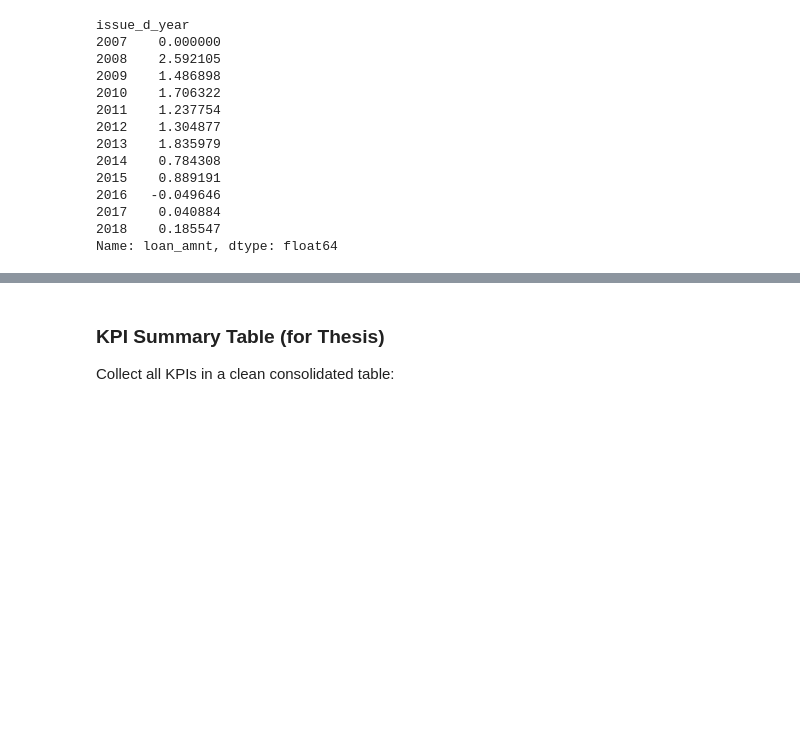
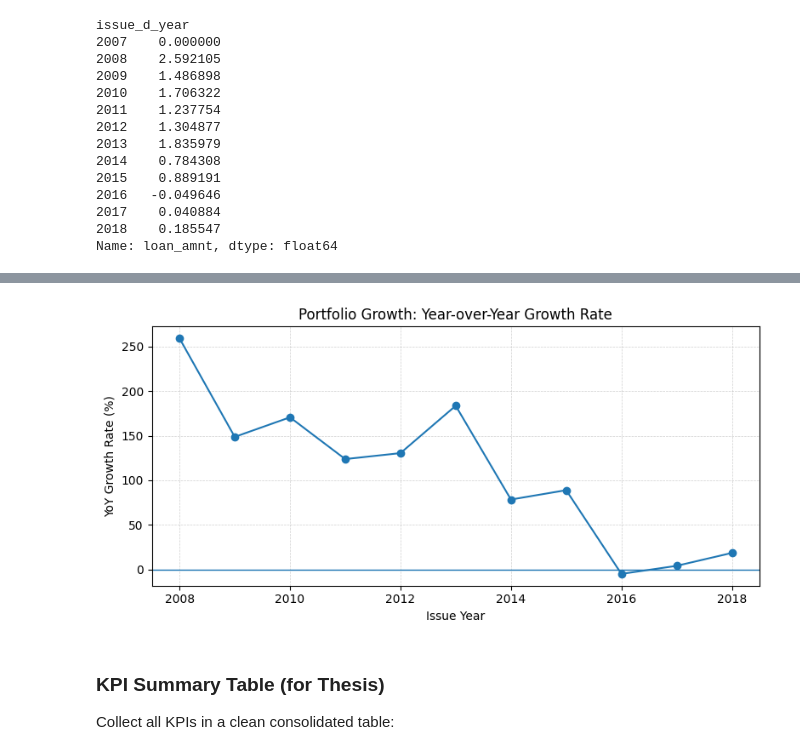
Before and after one commit to EriPardali/MasterThesis_DataEngineering_EleftheriaPardali, a Jupyter notebook: src/kpis/kpi_loan_portfolio.ipynb, the cells around one changed output, grey strips where cells are left out. Saved outputs shown, nothing was run; the diff lists cells and outputs as text; code cells hidden in the pictures; blank space fills up the shorter version.

```diff
--- a/src/kpis/kpi_loan_portfolio.ipynb
+++ b/src/kpis/kpi_loan_portfolio.ipynb
@@ -157,3 +216,24 @@ portfolio_growth_df
+# %%
+fig, ax = plt.subplots(figsize=(8, 4))
+
+ax.plot(
+    portfolio_growth_df["issue_d_year"],
+    portfolio_growth_df["growth_rate_pct"],
+    marker="o"
+)
+
+ax.axhline(0, linewidth=1)  # baseline
+ax.set_title("Portfolio Growth: Year-over-Year Growth Rate")
+ax.set_xlabel("Issue Year")
+ax.set_ylabel("YoY Growth Rate (%)")
+ax.grid(True, linestyle="--", linewidth=0.5, alpha=0.6)
+
+
+
+plt.tight_layout()
+plt.show()
+# %% [output]
+[figure, added]
 # %% [markdown]
 ### KPI Summary Table (for Thesis)
 
```
Also changed, not shown: parts of 8 cells of this notebook.
